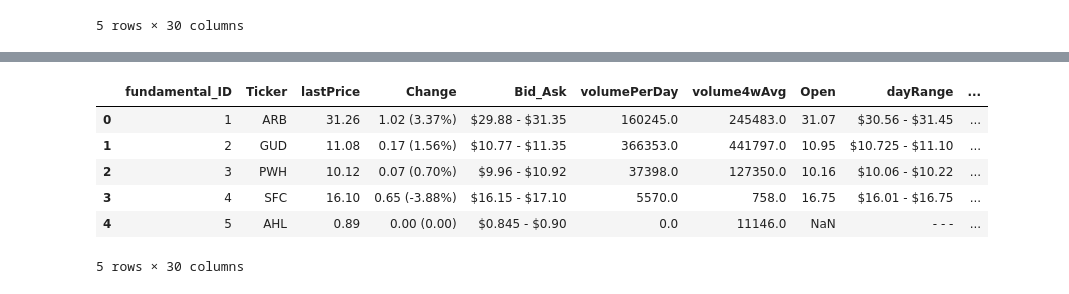
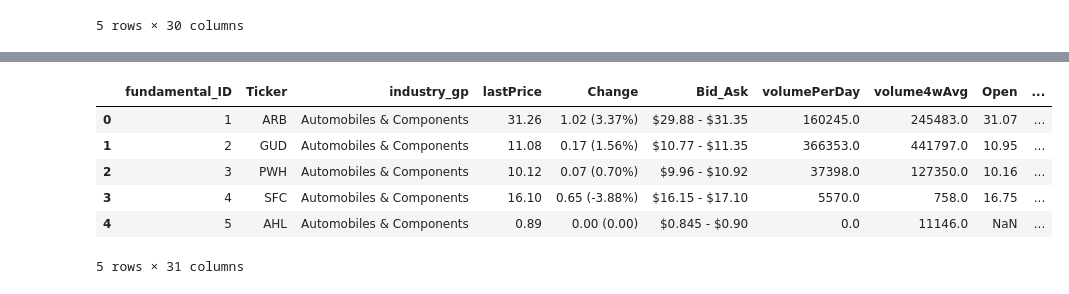
Before and after one commit to Andre2503/Project3_Group2, a Jupyter notebook: 02_Retrieve_ASX_Ticker_Fundamental.ipynb, the cells around one changed output, grey strips where cells are left out. Cells and saved outputs as stored; diff of their text form; code cells hidden in the pictures.

```diff
--- a/02_Retrieve_ASX_Ticker_Fundamental.ipynb
+++ b/02_Retrieve_ASX_Ticker_Fundamental.ipynb
@@ -911,7 +911,10 @@ dtype: object
 # %%
 # Assuming you have a DataFrame with 'lastPrice' and 'EPS' columns
 # You can calculate the P/E ratio and store it in a new column 'PE' as follows:
-fundamental_df_raw['PE'] = fundamental_df_raw['lastPrice'] / fundamental_df_raw['EPS']
+# Avoid division by zero: set 'PE' to NaN if 'EPS' is zero
+fundamental_df_raw['PE'] = round(fundamental_df_raw['lastPrice'] / fundamental_df_raw['EPS'], 3)
+fundamental_df_raw['PE'] = fundamental_df_raw['PE'].where(fundamental_df_raw['EPS'] != 0, 0)
+
 print(fundamental_df_raw.dtypes)
 # %% [output]
 lastPrice            float64
@@ -945,0 +969,6 @@ fundamental_df_raw.head(5)
+# %%
+# Merge based on 'columnA' and 'columnB'
+merged_df = pd.merge(fundamental_df_raw, df, left_on='Ticker', right_on='ticker', how='inner')
+
+# Display the merged DataFrame
+merged_df.head()
@@ -946,17 +983,17 @@ fundamental_df_raw.head(5)
 # %%
 # You can rearrange the columns to have 'Ticker' as the first column
-fundamental_df_clean = fundamental_df_raw[[ 'fundamental_ID', 'Ticker', 'lastPrice', 'Change', 'Bid_Ask', 'volumePerDay', 'volume4wAvg', 'Open',
+fundamental_df_clean = merged_df[[ 'fundamental_ID', 'Ticker', 'industry_gp', 'lastPrice', 'Change', 'Bid_Ask', 'volumePerDay', 'volume4wAvg', 'Open',
        'dayRange', 'prevClose', 'lastTrade', 'oneWeek', 'oneMonth', 'YTD2023',
        'oneYear', 'vsSectorOneYr', 'vsASX200OneYr', 'marketCap', 'ASXRank',
        'sectorRank', 'sharesIssued', 'Sector', 'similarCompanies', 'EPS',
        'DPS', 'bookValuePerShare', 'Breakdown', 'Recommendation',
        'lastUpdated', 'PE']]
 fundamental_df_clean.head(5)
 # %% [output]
-|  | fundamental_ID | Ticker | lastPrice | Change | Bid_Ask | volumePerDay | volume4wAvg | Open | dayRange | ... |
-| 0 | 1 | ARB | 31.26 | 1.02 (3.37%) | $29.88 - $31.35 | 160245.0 | 245483.0 | 31.07 | $30.56 - $31.45 | ... |
-| 1 | 2 | GUD | 11.08 | 0.17 (1.56%) | $10.77 - $11.35 | 366353.0 | 441797.0 | 10.95 | $10.725 - $11.10 | ... |
-| 2 | 3 | PWH | 10.12 | 0.07 (0.70%) | $9.96 - $10.92 | 37398.0 | 127350.0 | 10.16 | $10.06 - $10.22 | ... |
-| 3 | 4 | SFC | 16.10 | 0.65 (-3.88%) | $16.15 - $17.10 | 5570.0 | 758.0 | 16.75 | $16.01 - $16.75 | ... |
-| 4 | 5 | AHL | 0.89 | 0.00 (0.00) | $0.845 - $0.90 | 0.0 | 11146.0 | NaN | ‐ - ‐ | ... |
+|  | fundamental_ID | Ticker | industry_gp | lastPrice | Change | Bid_Ask | volumePerDay | volume4wAvg | Open | ... |
+| 0 | 1 | ARB | Automobiles & Components | 31.26 | 1.02 (3.37%) | $29.88 - $31.35 | 160245.0 | 245483.0 | 31.07 | ... |
+| 1 | 2 | GUD | Automobiles & Components | 11.08 | 0.17 (1.56%) | $10.77 - $11.35 | 366353.0 | 441797.0 | 10.95 | ... |
+| 2 | 3 | PWH | Automobiles & Components | 10.12 | 0.07 (0.70%) | $9.96 - $10.92 | 37398.0 | 127350.0 | 10.16 | ... |
+| 3 | 4 | SFC | Automobiles & Components | 16.10 | 0.65 (-3.88%) | $16.15 - $17.10 | 5570.0 | 758.0 | 16.75 | ... |
+| 4 | 5 | AHL | Automobiles & Components | 0.89 | 0.00 (0.00) | $0.845 - $0.90 | 0.0 | 11146.0 | NaN | ... |
-5 rows × 30 columns
+5 rows × 31 columns
```
Also changed, not shown: parts of 4 cells of this notebook, 25 other files.
